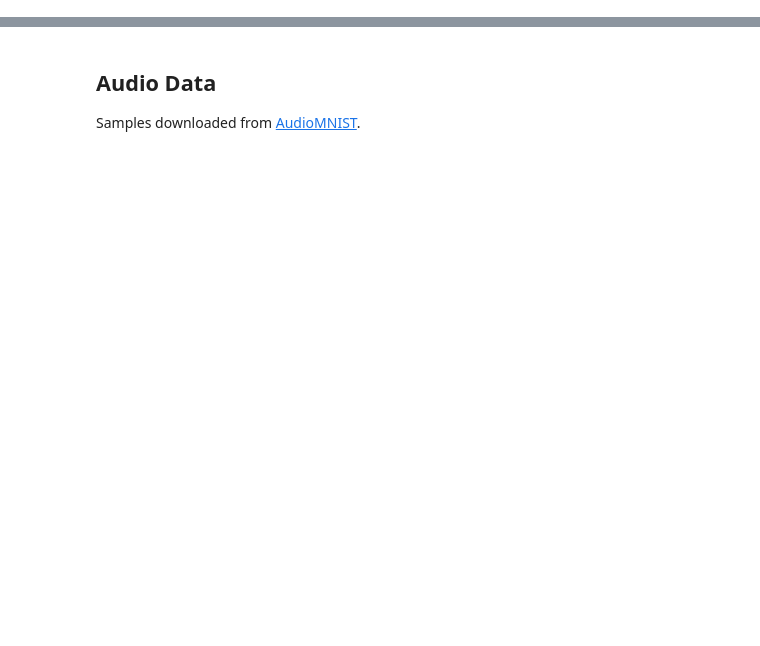
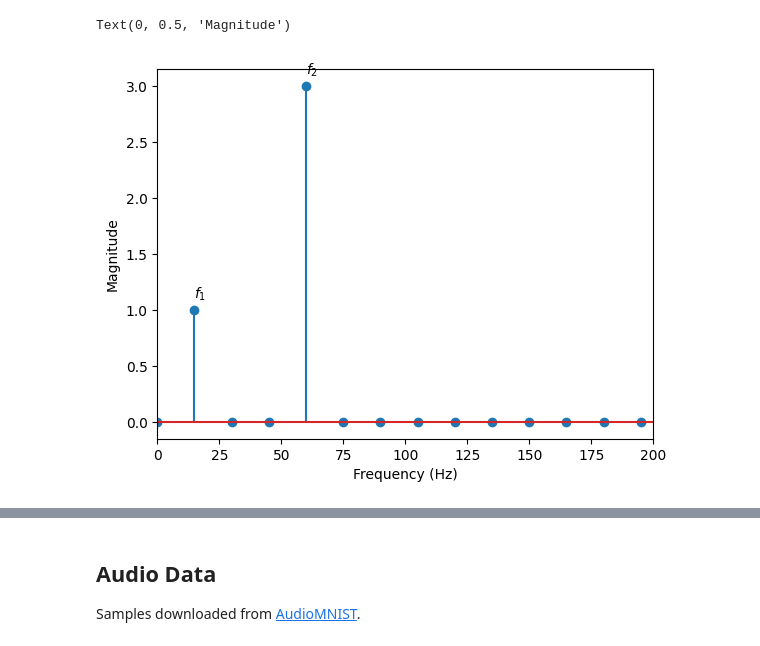
Before and after one commit to mru-data3464/w26, a Jupyter notebook: demo_code/10_signals_images/figs.ipynb, the cells around one changed output, grey strips where cells are left out. Cells and saved outputs as stored; diff of their text form; code cells hidden in the pictures; blank space fills up the shorter version.

```diff
--- a/demo_code/10_signals_images/figs.ipynb
+++ b/demo_code/10_signals_images/figs.ipynb
@@ -35,11 +44,16 @@ plt.legend()
 # %%
 X = 2 * np.fft.fft(x) / N
 k = np.fft.fftfreq(N, d=T)
 
 plt.stem(k, abs(X))
 plt.text(f1, a1 + 0.1, "$f_1$")
 plt.text(f2, a2 + 0.1, "$f_2$")
 plt.xlim([0,200])
+plt.xlabel("Frequency (Hz)")
+plt.ylabel("Magnitude")
+# %% [output]
+Text(0, 0.5, 'Magnitude')
+[figure, added]
 # %%
 # Phase
 mask = abs(X) > 0.1
```
Also changed, not shown: parts of 3 cells of this notebook.
